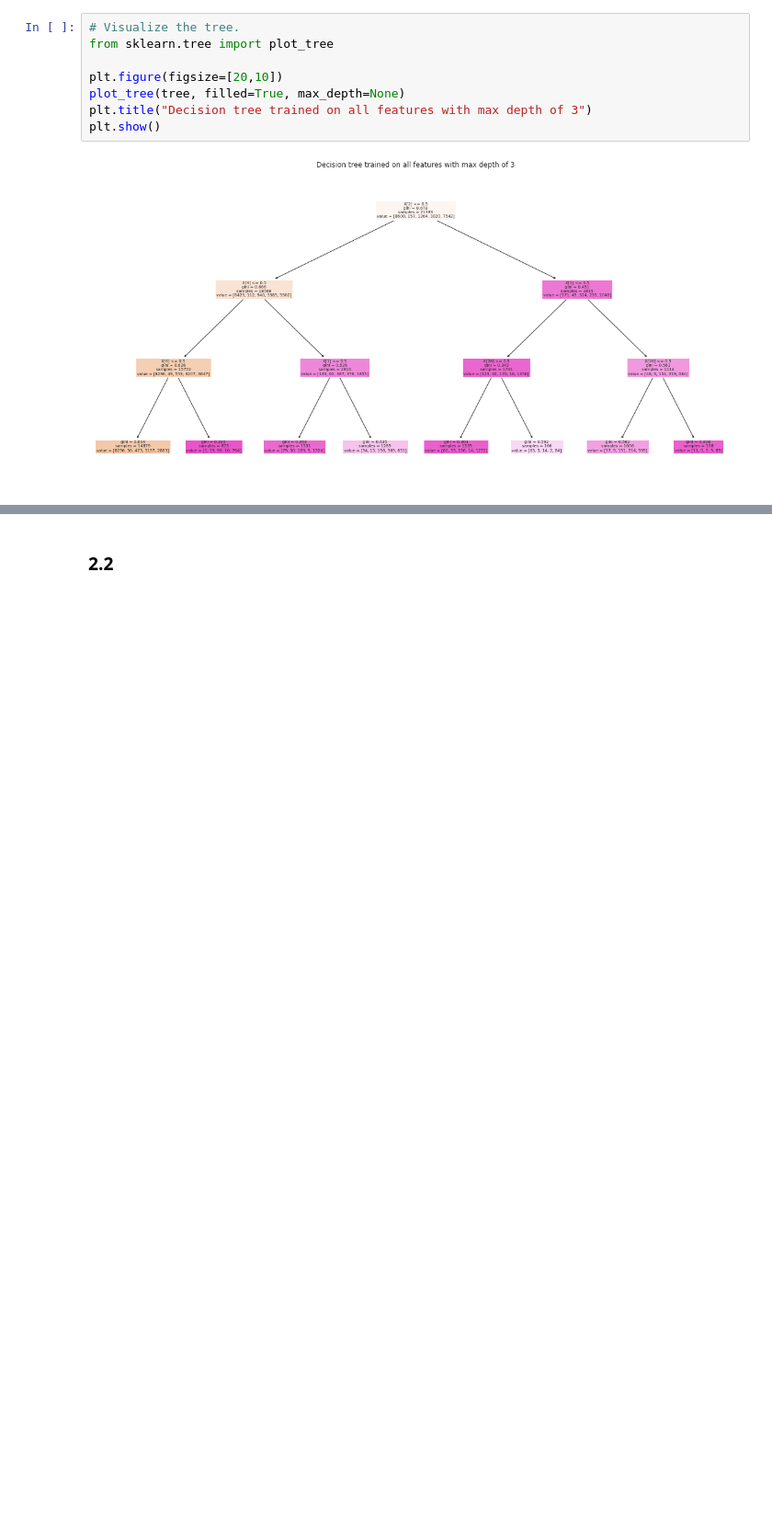
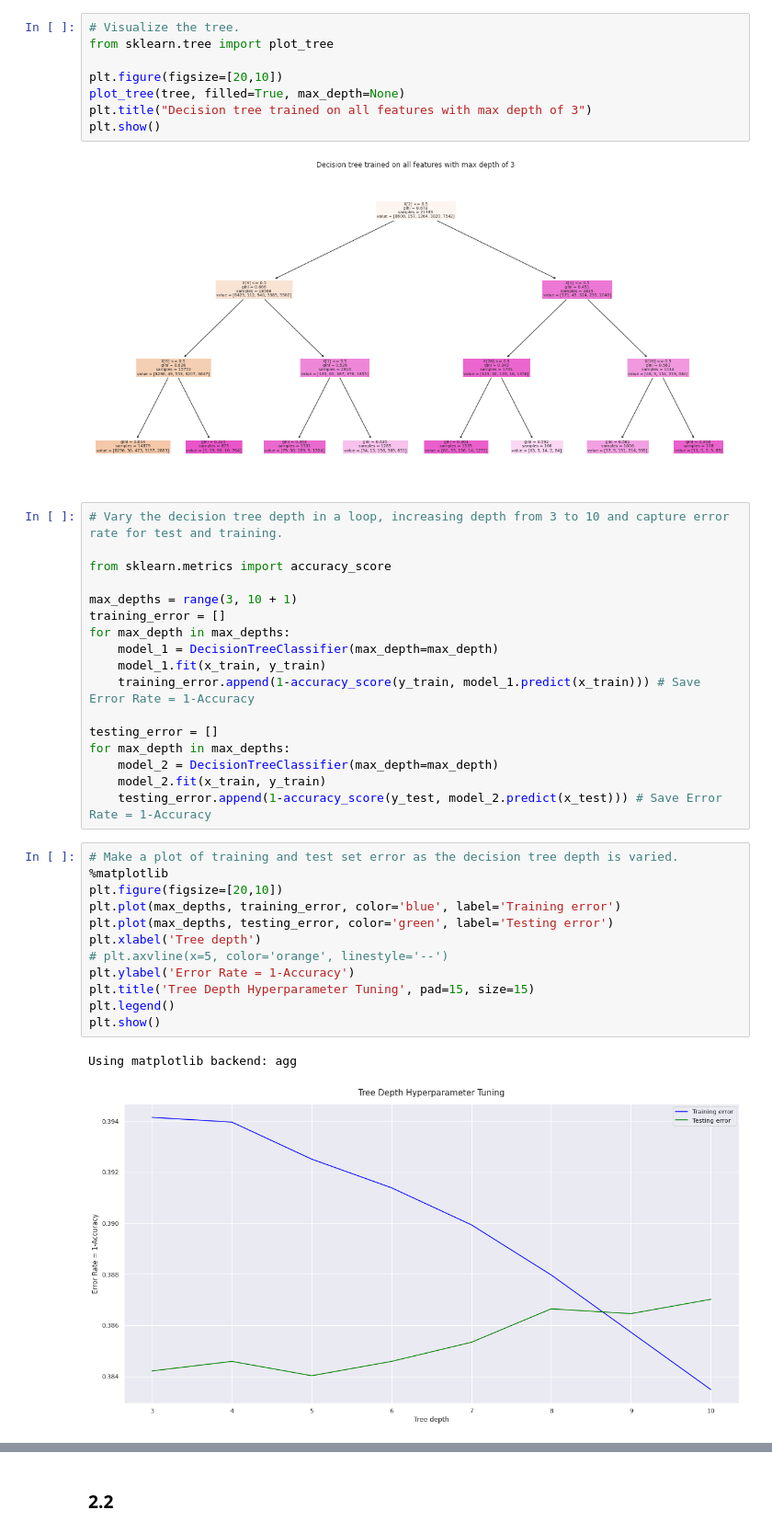
Before and after one commit to zachfreitas/ADS_504_Machine_Learning, a Jupyter notebook: Module_2/assignment_2/Assignment_2.ipynb, the cells around one changed output, grey strips where cells are left out. Shown at 92% size. Saved outputs shown, nothing was run; the diff lists cells and outputs as text; blank space fills up the shorter version.

```diff
--- a/Module_2/assignment_2/Assignment_2.ipynb
+++ b/Module_2/assignment_2/Assignment_2.ipynb
@@ -124,3 +131,35 @@ plt.title("Decision tree trained on all features with max depth of 3")
 plt.show()
 # %% [output]
 [figure]
+# %%
+# Vary the decision tree depth in a loop, increasing depth from 3 to 10 and capture error rate for test and training.
+
+from sklearn.metrics import accuracy_score
+
+max_depths = range(3, 10 + 1)
+training_error = []
+for max_depth in max_depths:
+    model_1 = DecisionTreeClassifier(max_depth=max_depth)
+    model_1.fit(x_train, y_train)
+    training_error.append(1-accuracy_score(y_train, model_1.predict(x_train))) # Save Error Rate = 1-Accuracy
+
+testing_error = []
+for max_depth in max_depths:
+    model_2 = DecisionTreeClassifier(max_depth=max_depth)
+    model_2.fit(x_train, y_train)
+    testing_error.append(1-accuracy_score(y_test, model_2.predict(x_test))) # Save Error Rate = 1-Accuracy
+# %%
+# Make a plot of training and test set error as the decision tree depth is varied.
+%matplotlib
+plt.figure(figsize=[20,10])
+plt.plot(max_depths, training_error, color='blue', label='Training error')
+plt.plot(max_depths, testing_error, color='green', label='Testing error')
+plt.xlabel('Tree depth')
+# plt.axvline(x=5, color='orange', linestyle='--')
+plt.ylabel('Error Rate = 1-Accuracy')
+plt.title('Tree Depth Hyperparameter Tuning', pad=15, size=15)
+plt.legend()
+plt.show()
+# %% [output]
+Using matplotlib backend: agg
+[figure, added]
```
Also changed, not shown: parts of 2 cells of this notebook.
